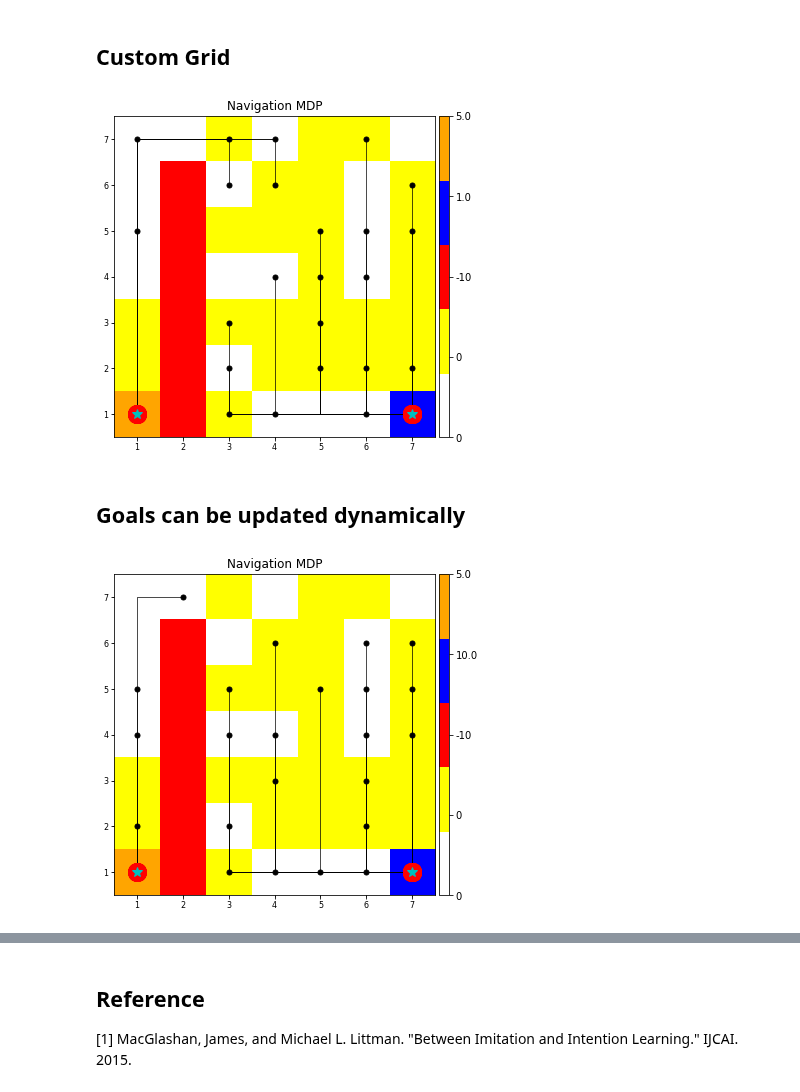
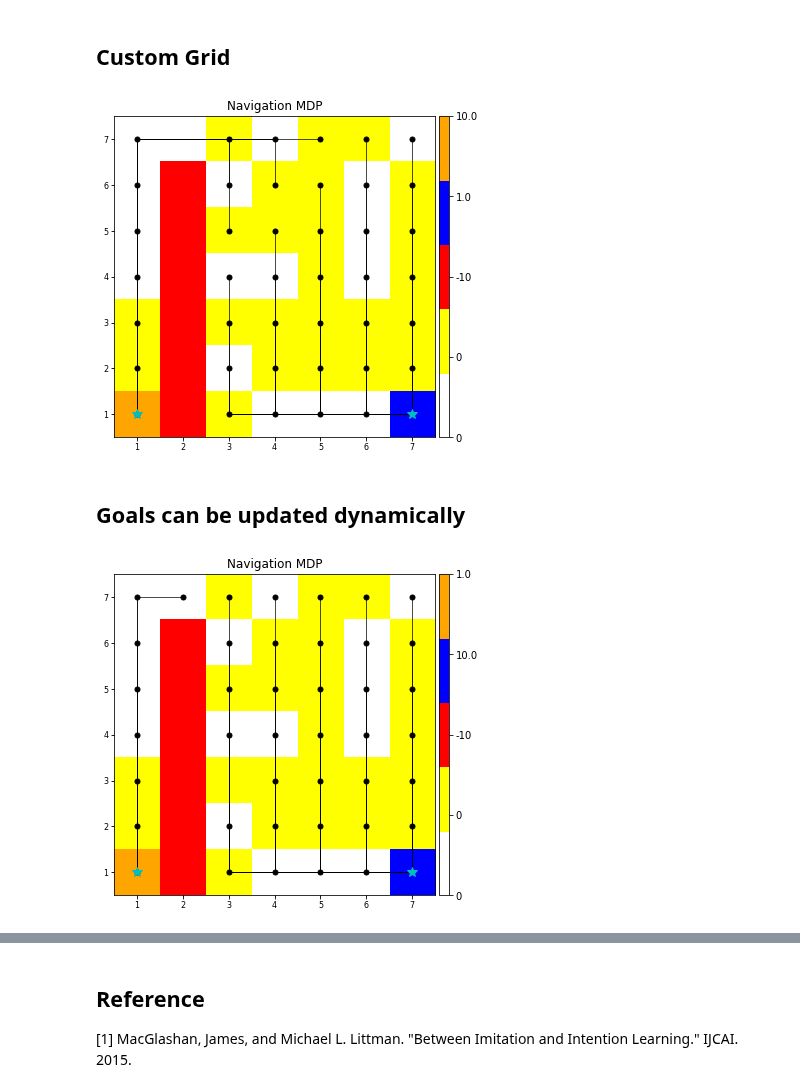
Before and after one commit to david-abel/simple_rl, a Jupyter notebook: simple_rl/tasks/navigation/Usage_NavigationMDP.ipynb, the cells around one changed output, grey strips where cells are left out. Saved outputs shown, nothing was run; the diff lists cells and outputs as text; code cells hidden in the pictures.

Commit message:
refactoring and simplication of goal features

```diff
--- a/simple_rl/tasks/navigation/Usage_NavigationMDP.ipynb
+++ b/simple_rl/tasks/navigation/Usage_NavigationMDP.ipynb
@@ -204,31 +142,26 @@ mdp_multiple_goals.visualize_grid(trajectories=state_trajectories, show_rewards_
 # %% [markdown]
 ## Custom Grid
 # %%
-nvmdp = NavigationMDP(width=7,
-                        height=7,
-                        goal_locs=[(7,1),(1,1)],
-                        cell_types=['white', 'yellow', 'red'],
-                        cell_type_rewards=[0, 0, -10],
-                        cell_distribution="manual",
-                        cell_type_forced_locations=[np.inf, np.inf, [(2,i) for i in range(1,7)]],
-                        goal_colors=["blue", "orange"],
-                        goal_rewards=[1.,5.],
-                        traj_init_cell_types=[0,1],
-                        slip_prob=0.00,
-                        step_cost=0.0,
-                        gamma=.50)
-
-N_tau = 24
-state_trajectories, action_trajectories = nvmdp.sample_data(n_trajectory=N_tau, init_states=[GridWorldState(1,1)], init_repetition=False)
-nvmdp.visualize_grid(trajectories=state_trajectories, show_rewards_cbar=True)
+nvmdp = NavigationMDP(width=7, height=7,
+                      living_cell_types=['white', 'yellow', 'red'],
+                      living_cell_rewards=[0, 0, -10],
+                      living_cell_distribution="manual",
+                      living_cell_locs=[np.inf, np.inf, [(2,i) for i in range(1,7)]],
+                      goal_cell_locs=[(7,1),(1,1)],
+                      goal_cell_types=["blue", "orange"],
+                      goal_cell_rewards=[1.,10.],
+                      traj_init_cell_types=[0,1],
+                      slip_prob=0.00, step_cost=0.0, gamma=.50)
+state_trajectories, action_trajectories = nvmdp.sample_data(n_trajectory=41, init_states=[GridWorldState(1,1)], init_repetition=False)
+nvmdp.visualize_grid(trajectories=state_trajectories, show_colorbar=True, show_rewards_colorbar=True, goal_marker="*c")
 # %% [output]
-[figure, old version]
+[figure, new version]
 # %% [markdown]
 ## Goals can be updated dynamically
 # %%
-nvmdp.reset_goals([(7,1),(1,1)],[10.,5.],["blue", "orange"])
-state_trajectories, action_trajectories = nvmdp.sample_data(n_trajectory=N_tau, init_states=[GridWorldState(1,1)], init_repetition=False)
-nvmdp.visualize_grid(trajectories=state_trajectories, show_rewards_cbar=True)
+nvmdp.reset_goals([(7,1),(1,1)],[10.,1.],["blue", "orange"])
+state_trajectories, action_trajectories = nvmdp.sample_data(n_trajectory=41, init_states=[GridWorldState(1,1)], init_repetition=False)
+nvmdp.visualize_grid(trajectories=state_trajectories, show_colorbar=True, show_rewards_colorbar=True, goal_marker="*c")
 # %% [output]
-[figure, old version]
+[figure, new version]
 # %%
```
Also changed, not shown: parts of 14 cells of this notebook, 1 other file.
